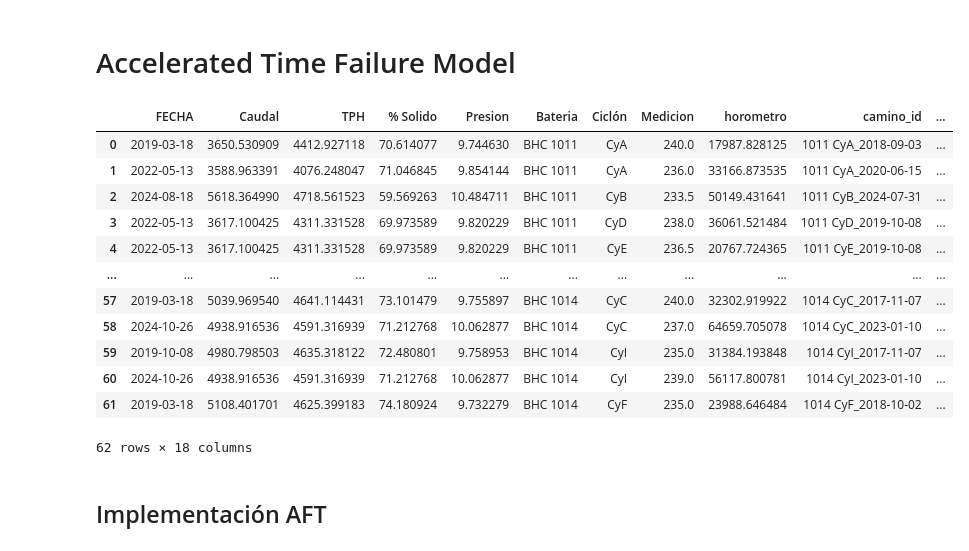
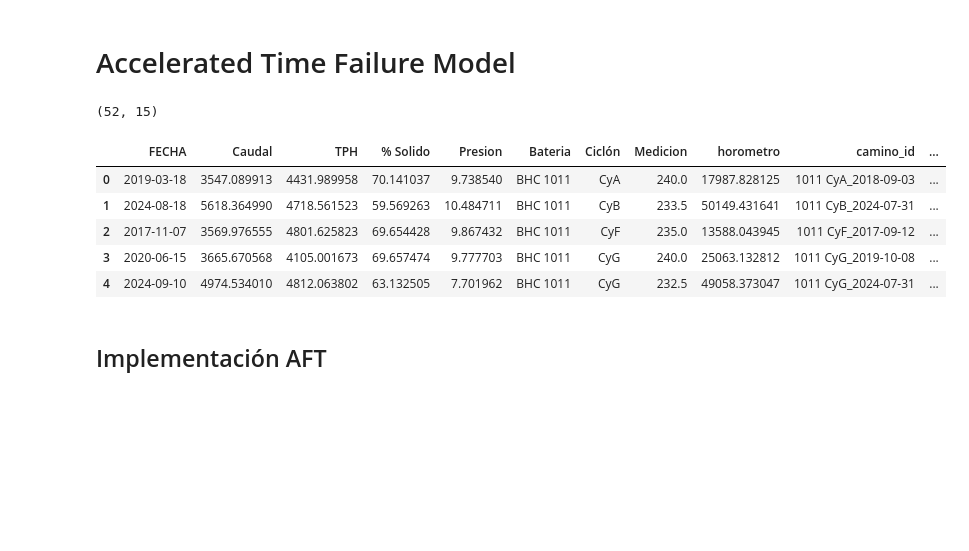
Before and after one commit to fvaldes17/SA, a Jupyter notebook: Modelos/AFT_implementation.ipynb, the cells around one changed output. Saved outputs shown, nothing was run; the diff lists cells and outputs as text; code cells hidden in the pictures; blank space fills up the shorter version.

```diff
--- a/Modelos/AFT_implementation.ipynb
+++ b/Modelos/AFT_implementation.ipynb
@@ -20,21 +20,16 @@ data = pd.read_excel(ruta_bdd, sheet_name=None)
 # %%
 # Concatenamos los dataframes de cada key:
 data = pd.concat(data.values(), ignore_index=True)
-data
+print(data.shape)
+data.head()
 # %% [output]
+(52, 15)
 |  | FECHA | Caudal | TPH | % Solido | Presion | Bateria | Ciclón | Medicion | horometro | camino_id | ... |
-| 0 | 2019-03-18 | 3650.530909 | 4412.927118 | 70.614077 | 9.744630 | BHC 1011 | CyA | 240.0 | 17987.828125 | 1011 CyA_2018-09-03 | ... |
-| 1 | 2022-05-13 | 3588.963391 | 4076.248047 | 71.046845 | 9.854144 | BHC 1011 | CyA | 236.0 | 33166.873535 | 1011 CyA_2020-06-15 | ... |
-| 2 | 2024-08-18 | 5618.364990 | 4718.561523 | 59.569263 | 10.484711 | BHC 1011 | CyB | 233.5 | 50149.431641 | 1011 CyB_2024-07-31 | ... |
-| 3 | 2022-05-13 | 3617.100425 | 4311.331528 | 69.973589 | 9.820229 | BHC 1011 | CyD | 238.0 | 36061.521484 | 1011 CyD_2019-10-08 | ... |
-| 4 | 2022-05-13 | 3617.100425 | 4311.331528 | 69.973589 | 9.820229 | BHC 1011 | CyE | 236.5 | 20767.724365 | 1011 CyE_2019-10-08 | ... |
-| ... | ... | ... | ... | ... | ... | ... | ... | ... | ... | ... | ... |
-| 57 | 2019-03-18 | 5039.969540 | 4641.114431 | 73.101479 | 9.755897 | BHC 1014 | CyC | 240.0 | 32302.919922 | 1014 CyC_2017-11-07 | ... |
-| 58 | 2024-10-26 | 4938.916536 | 4591.316939 | 71.212768 | 10.062877 | BHC 1014 | CyC | 237.0 | 64659.705078 | 1014 CyC_2023-01-10 | ... |
-| 59 | 2019-10-08 | 4980.798503 | 4635.318122 | 72.480801 | 9.758953 | BHC 1014 | CyI | 235.0 | 31384.193848 | 1014 CyI_2017-11-07 | ... |
-| 60 | 2024-10-26 | 4938.916536 | 4591.316939 | 71.212768 | 10.062877 | BHC 1014 | CyI | 239.0 | 56117.800781 | 1014 CyI_2023-01-10 | ... |
-| 61 | 2019-03-18 | 5108.401701 | 4625.399183 | 74.180924 | 9.732279 | BHC 1014 | CyF | 235.0 | 23988.646484 | 1014 CyF_2018-10-02 | ... |
+| 0 | 2019-03-18 | 3547.089913 | 4431.989958 | 70.141037 | 9.738540 | BHC 1011 | CyA | 240.0 | 17987.828125 | 1011 CyA_2018-09-03 | ... |
+| 1 | 2024-08-18 | 5618.364990 | 4718.561523 | 59.569263 | 10.484711 | BHC 1011 | CyB | 233.5 | 50149.431641 | 1011 CyB_2024-07-31 | ... |
+| 2 | 2017-11-07 | 3569.976555 | 4801.625823 | 69.654428 | 9.867432 | BHC 1011 | CyF | 235.0 | 13588.043945 | 1011 CyF_2017-09-12 | ... |
+| 3 | 2020-06-15 | 3665.670568 | 4105.001673 | 69.657474 | 9.777703 | BHC 1011 | CyG | 240.0 | 25063.132812 | 1011 CyG_2019-10-08 | ... |
+| 4 | 2024-09-10 | 4974.534010 | 4812.063802 | 63.132505 | 7.701962 | BHC 1011 | CyG | 232.5 | 49058.373047 | 1011 CyG_2024-07-31 | ... |
-62 rows × 18 columns
 # %% [markdown]
 ## Implementación AFT
 # %% [markdown]
```
Also changed, not shown: parts of 11 cells of this notebook, 4 other files.
